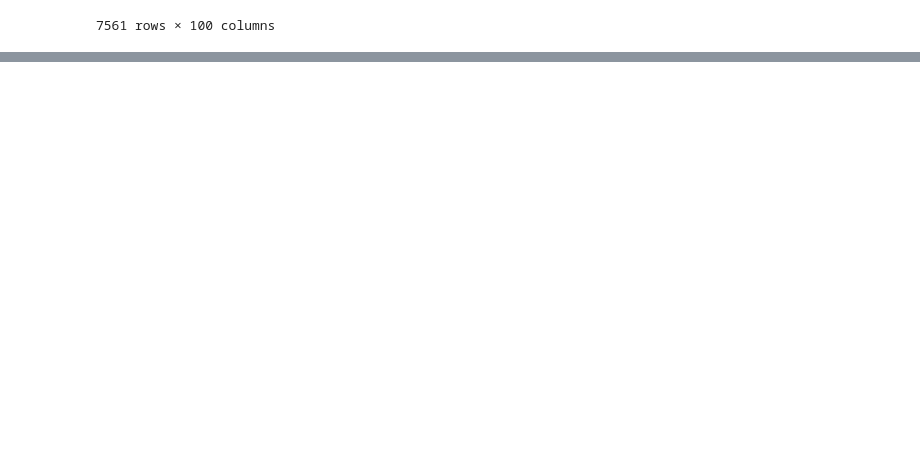
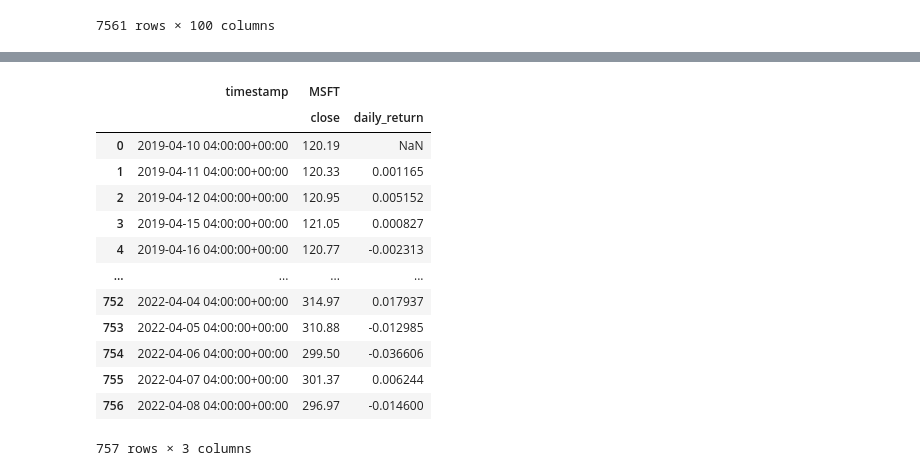
Before and after one commit to nomadic-me/dev.project.runningdigitally.com, a Jupyter notebook: Additional Coding.ipynb, the cells around one changed output, grey strips where cells are left out. Saved outputs shown, nothing was run; the diff lists cells and outputs as text; code cells hidden in the pictures; blank space fills up the shorter version.

```diff
--- a/Additional Coding.ipynb
+++ b/Additional Coding.ipynb
@@ -322,0 +329,4 @@ Running Monte Carlo simulation number 90.
+# %%
+micolumns = ['close','daily_return']
+MC_5years.portfolio_data.columns = micolumns
+MC_5years.portfolio_data.head()
@@ -322,0 +341,17 @@ Running Monte Carlo simulation number 90.
+# %%
+MC_5years.portfolio_data.reset_index()
+# %% [output]
+|  | timestamp | MSFT |  |
+|  |  | close | daily_return |
+| 0 | 2019-04-10 04:00:00+00:00 | 120.19 | NaN |
+| 1 | 2019-04-11 04:00:00+00:00 | 120.33 | 0.001165 |
+| 2 | 2019-04-12 04:00:00+00:00 | 120.95 | 0.005152 |
+| 3 | 2019-04-15 04:00:00+00:00 | 121.05 | 0.000827 |
+| 4 | 2019-04-16 04:00:00+00:00 | 120.77 | -0.002313 |
+| ... | ... | ... | ... |
+| 752 | 2022-04-04 04:00:00+00:00 | 314.97 | 0.017937 |
+| 753 | 2022-04-05 04:00:00+00:00 | 310.88 | -0.012985 |
+| 754 | 2022-04-06 04:00:00+00:00 | 299.50 | -0.036606 |
+| 755 | 2022-04-07 04:00:00+00:00 | 301.37 | 0.006244 |
+| 756 | 2022-04-08 04:00:00+00:00 | 296.97 | -0.014600 |
+757 rows × 3 columns
```
Also changed, not shown: parts of 3 cells of this notebook, 3 other files.
